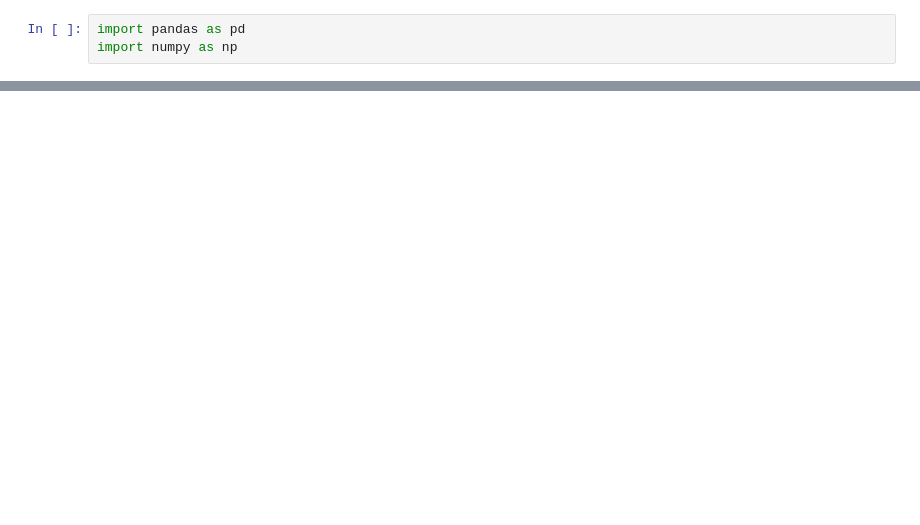
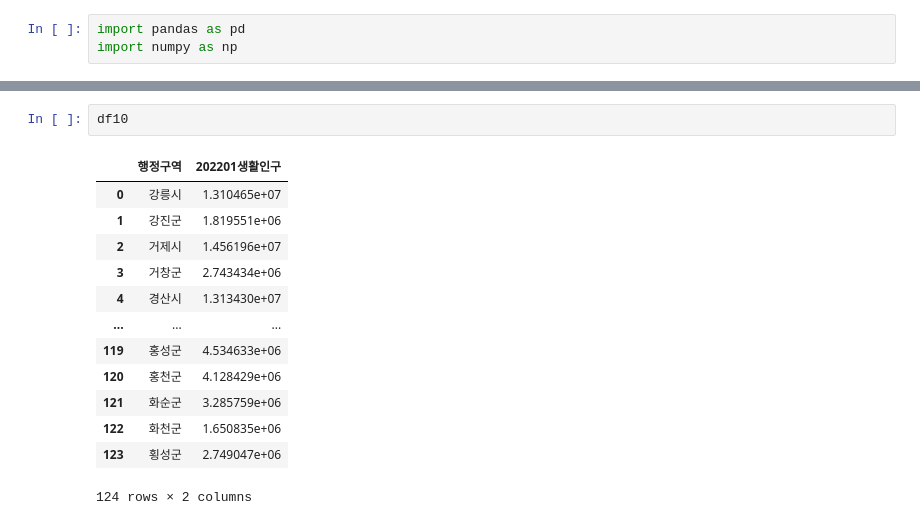
Before and after one commit to won4513/data_analytics, a Jupyter notebook: nabis/living_pop.ipynb, the cells around one changed output, grey strips where cells are left out. Cells and saved outputs as stored; diff of their text form; blank space fills up the shorter version.

```diff
--- a/nabis/living_pop.ipynb
+++ b/nabis/living_pop.ipynb
@@ -93,0 +111,16 @@ df2
+# %%
+df10
+# %% [output]
+|  | 행정구역 | 202201생활인구 |
+| 0 | 강릉시 | 1.310465e+07 |
+| 1 | 강진군 | 1.819551e+06 |
+| 2 | 거제시 | 1.456196e+07 |
+| 3 | 거창군 | 2.743434e+06 |
+| 4 | 경산시 | 1.313430e+07 |
+| ... | ... | ... |
+| 119 | 홍성군 | 4.534633e+06 |
+| 120 | 홍천군 | 4.128429e+06 |
+| 121 | 화순군 | 3.285759e+06 |
+| 122 | 화천군 | 1.650835e+06 |
+| 123 | 횡성군 | 2.749047e+06 |
+124 rows × 2 columns
```
Also changed, not shown: parts of 24 cells of this notebook.
